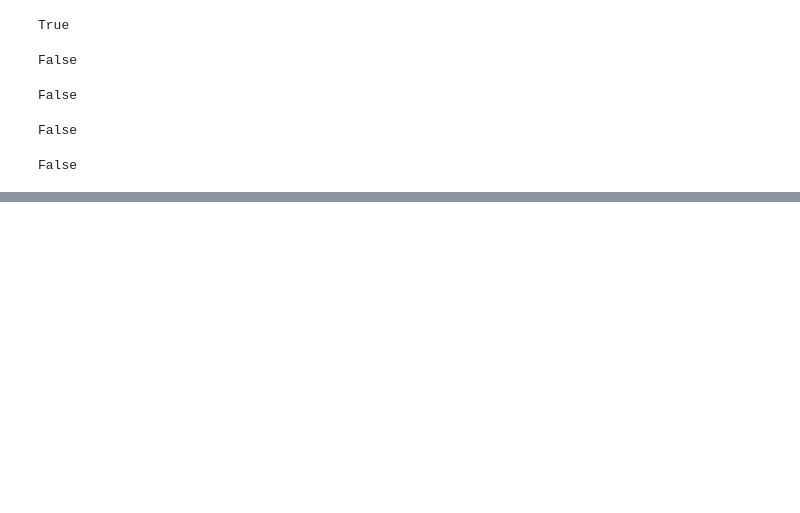
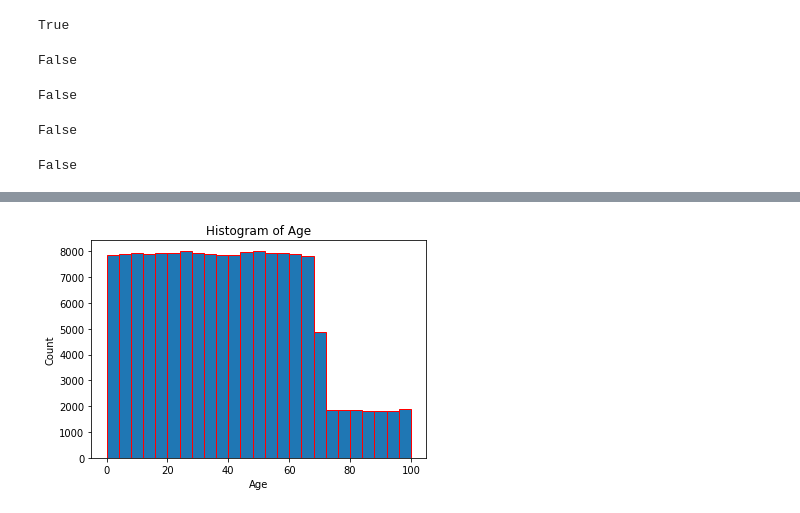
Before and after one commit to xyqiuchloe/BIS-634-Homework-XinyueQiu, a Jupyter notebook: Homework1.ipynb, the cells around one changed output, grey strips where cells are left out. Drawn from its saved outputs; the diff is of its cells as text; code cells hidden in the pictures; blank space fills up the shorter version.

```diff
--- a/Homework1.ipynb
+++ b/Homework1.ipynb
@@ -39,0 +40,5 @@ Question 2:
+# %%
+import pandas as pd
+import sqlite3
+with sqlite3.connect("hw1-population.db") as db:
+    data = pd.read_sql_query("SELECT * FROM population", db)
@@ -39,0 +79,9 @@ Question 2:
+# %%
+import matplotlib.pyplot as plt
+plt.hist(data['age'], edgecolor="red", bins=25)
+plt.title('Histogram of Age')
+plt.xlabel('Age')
+plt.ylabel('Count')
+plt.show()
+# %% [output]
+[figure, added]
```
Also changed, not shown: parts of 14 cells of this notebook.
